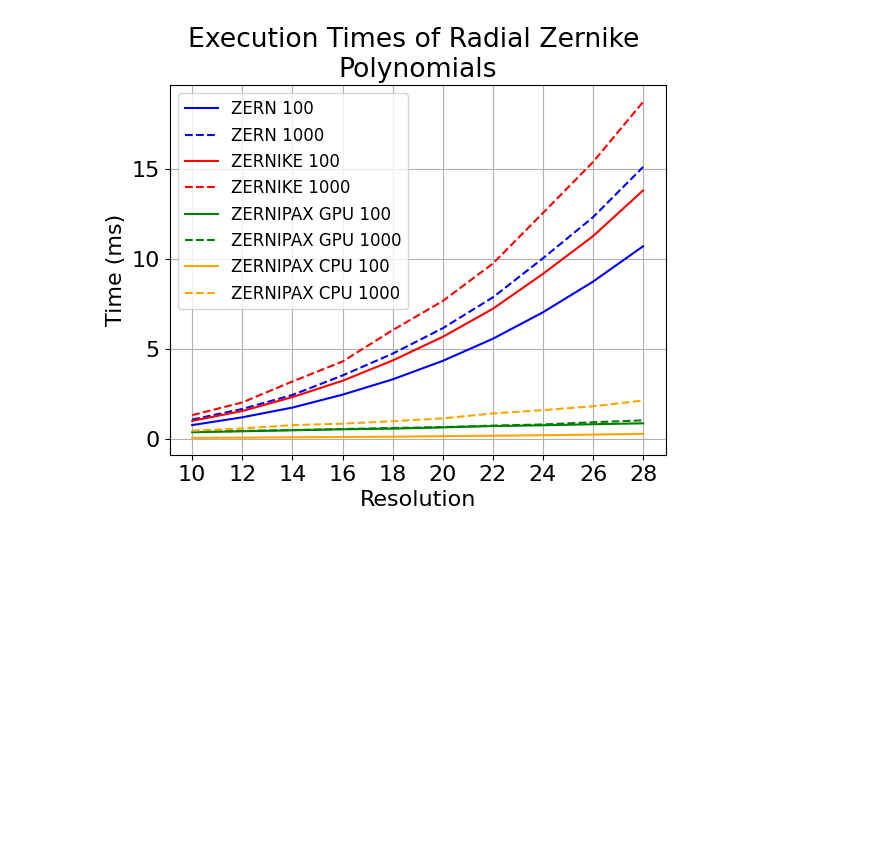
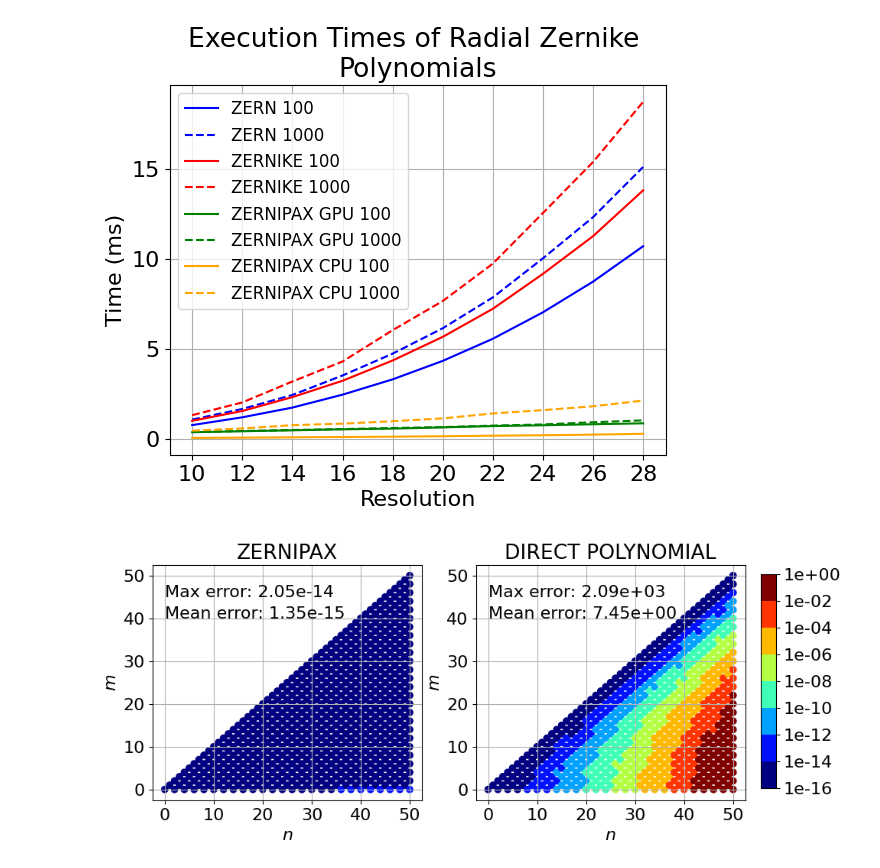
Before and after one commit to PlasmaControl/Zernike-Paper, a Jupyter notebook: paper_plots.ipynb, the cells around one changed output. Saved outputs shown, nothing was run; the diff lists cells and outputs as text; code cells hidden in the pictures; blank space fills up the shorter version.

Commit message:
update accuracy plots

```diff
--- a/paper_plots.ipynb
+++ b/paper_plots.ipynb
@@ -129,3 +132,49 @@ plt.savefig("001_all_t_compare_low_res.png", dpi=1000, bbox_inches='tight')
 # %% [output]
 [figure]
 [figure]
+# %%
+basis = ZernikePolynomial(L=50, M=50, spectral_indexing="ansi", sym="cos")
+r = np.linspace(0, 1, 100)
+
+mpmath.mp.dps = 100
+# Calculate radial Zernike polynomial coefficients (exact)
+c = zernike_radial_coeffs(basis.modes[:, 0], basis.modes[:, 1], exact=True)
+
+# zernike_radial_exact, 0th derivative
+zt0 = np.array([np.asarray(mpmath.polyval(list(ci), r), dtype=float) for ci in c]).T
+# zernike_radial_exact, 1st derivative
+zt1 = np.array([np.asarray(mpmath.polyval(list(ci), r), dtype=float) for ci in polyder_vec(c, 1, exact=True)]).T
+# zernike_radial_exact, 2nd derivative
+zt2 = np.array([np.asarray(mpmath.polyval(list(ci), r), dtype=float) for ci in polyder_vec(c, 2, exact=True)]).T
+# zernike_radial_exact, 3rd derivative
+zt3 = np.array([np.asarray(mpmath.polyval(list(ci), r), dtype=float) for ci in polyder_vec(c, 3, exact=True)]).T
+
+zr0 = zernike_radial(r, basis.modes[:, 0], basis.modes[:, 1], 0)
+zr1 = zernike_radial(r, basis.modes[:, 0], basis.modes[:, 1], 1)
+zr2 = zernike_radial(r, basis.modes[:, 0], basis.modes[:, 1], 2)
+zr3 = zernike_radial(r, basis.modes[:, 0], basis.modes[:, 1], 3)
+zp0 = zernike_radial_poly(
+    r[:, np.newaxis], basis.modes[:, 0], basis.modes[:, 1], dr=0, exact=False
+)
+zp1 = zernike_radial_poly(
+    r[:, np.newaxis], basis.modes[:, 0], basis.modes[:, 1], dr=1, exact=False
+)
+zp2 = zernike_radial_poly(
+    r[:, np.newaxis], basis.modes[:, 0], basis.modes[:, 1], dr=2, exact=False
+)
+zp3 = zernike_radial_poly(
+    r[:, np.newaxis], basis.modes[:, 0], basis.modes[:, 1], dr=3, exact=False
+)
+# %%
+plot_comparison(
+    zt0,
+    (zr0, zp0),
+    basis,
+    dx=0,
+    type="absolute",
+    names=("ZERNIPAX", "DIRECT POLYNOMIAL"),
+    print_error=True,
+)
+plt.savefig("acc0.png", dpi=1000, bbox_inches='tight')
+# %% [output]
+[figure, added]
```
Also changed, not shown: parts of 4 cells of this notebook, 2 other files.
